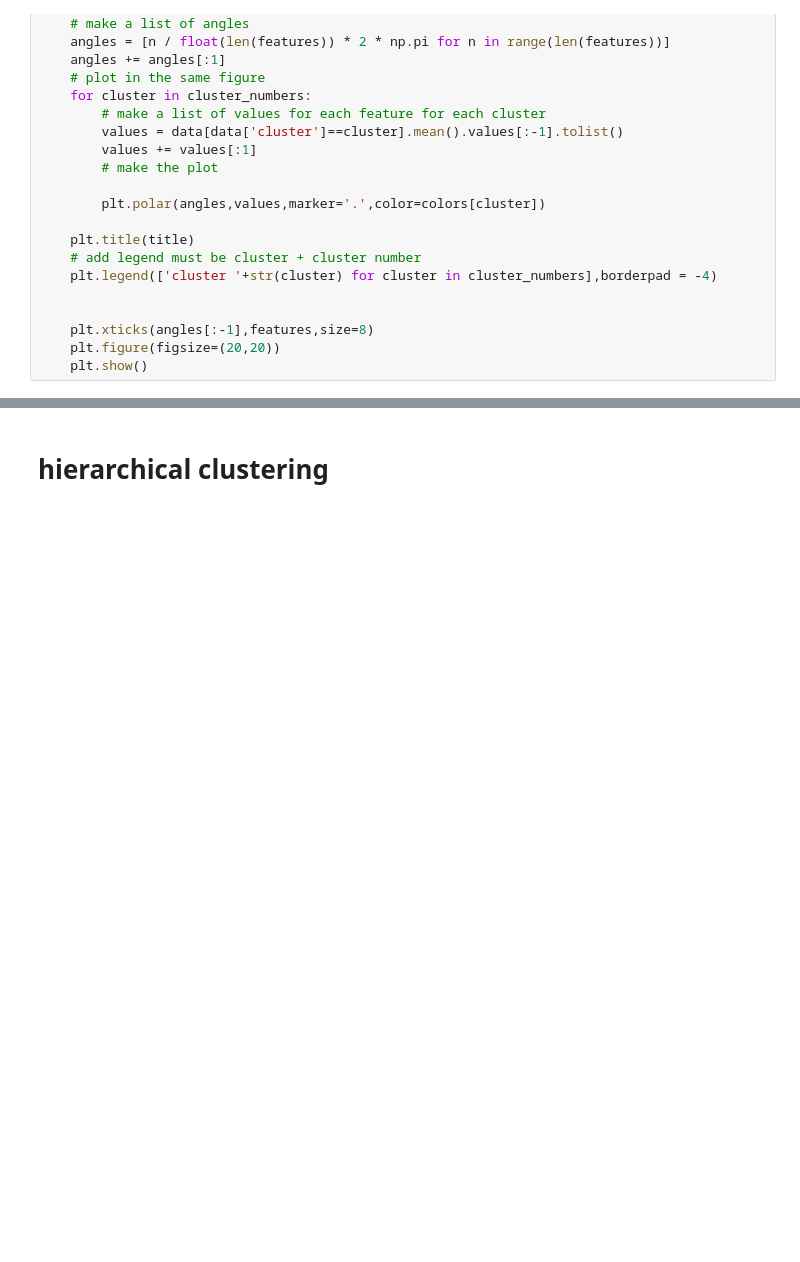
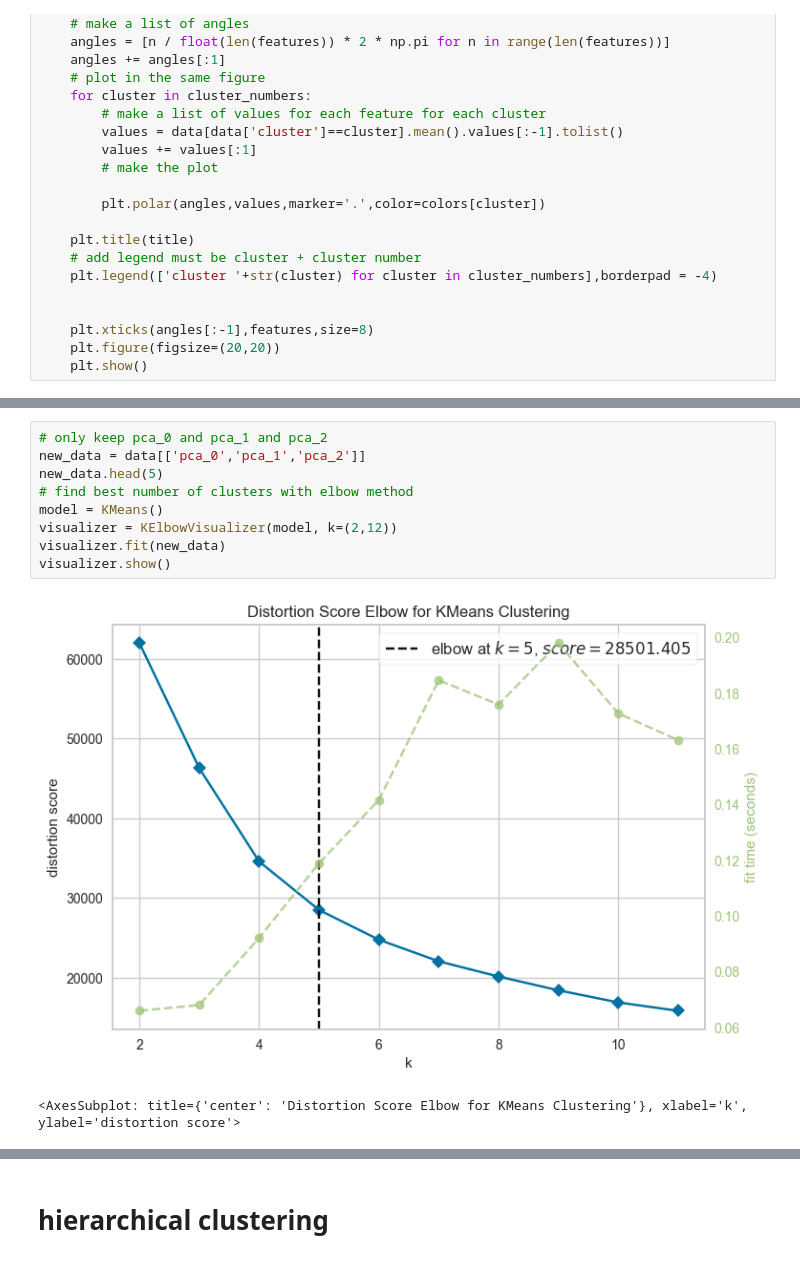
Before and after one commit to Enzo-hmdy/Tp3_Machine_learning_UQAC, a Jupyter notebook: clustering.ipynb, the cells around one changed output, grey strips where cells are left out. Drawn from its saved outputs; the diff is of its cells as text; blank space fills up the shorter version.

```diff
--- a/clustering.ipynb
+++ b/clustering.ipynb
@@ -335 +358,13 @@ spider_plot(data,"pca dataset")
 <Figure size 2000x2000 with 0 Axes>
+# %%
+# only keep pca_0 and pca_1 and pca_2
+new_data = data[['pca_0','pca_1','pca_2']]
+new_data.head(5)
+# find best number of clusters with elbow method
+model = KMeans()
+visualizer = KElbowVisualizer(model, k=(2,12))
+visualizer.fit(new_data)
+visualizer.show()
+# %% [output]
+[figure, added]
+<AxesSubplot: title={'center': 'Distortion Score Elbow for KMeans Clustering'}, xlabel='k', ylabel='distortion score'>
```
Also changed, not shown: parts of 15 cells of this notebook, 2 other files.
